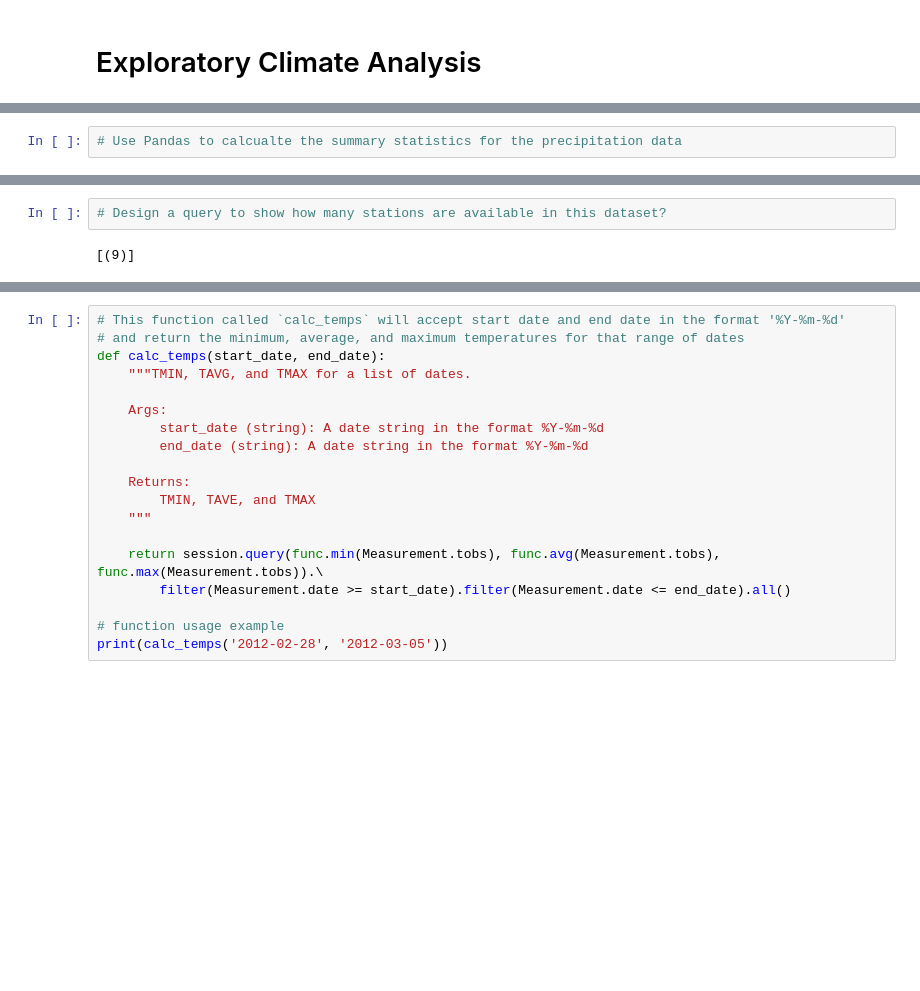
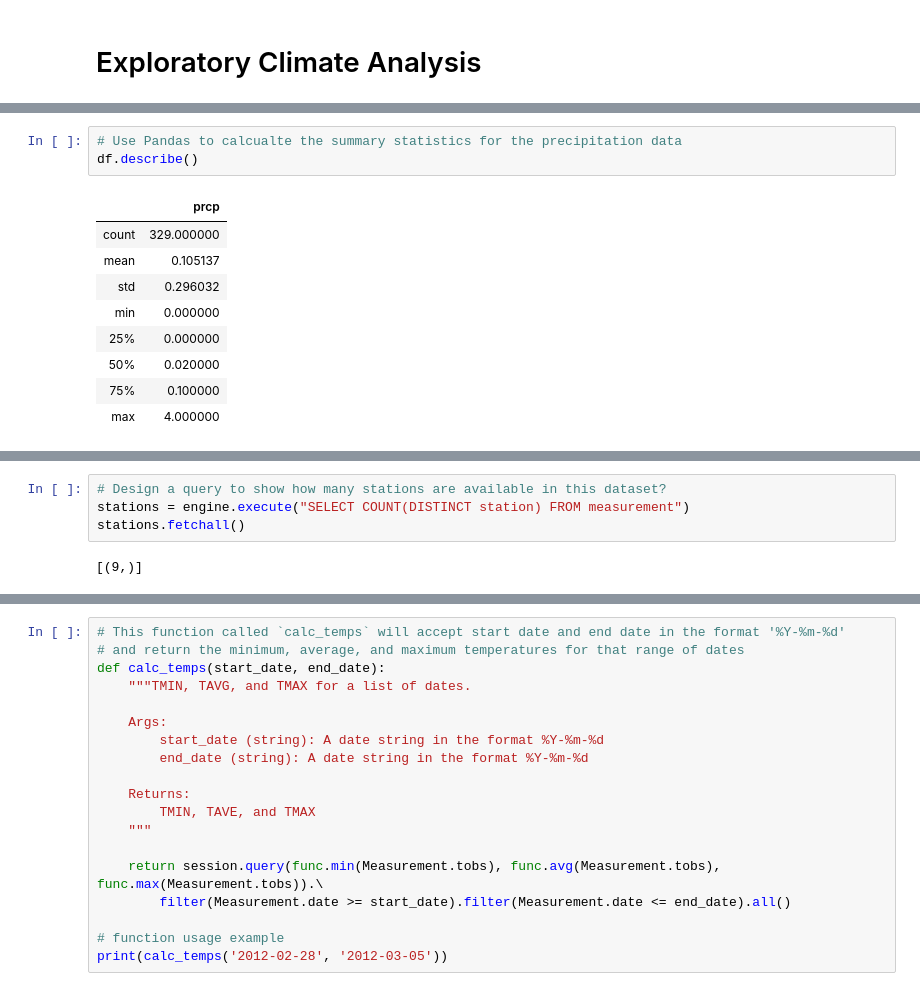
Before and after one commit to meppps/sqlalchemy-challenge, a Jupyter notebook: climate_starter.ipynb, the cells around one changed output, grey strips where cells are left out. Drawn from its saved outputs; the diff is of its cells as text; blank space fills up the shorter version.

```diff
--- a/climate_starter.ipynb
+++ b/climate_starter.ipynb
@@ -102,12 +108,25 @@ df
 ![precipitation](Images/precipitation.png)
 # %%
 # Use Pandas to calcualte the summary statistics for the precipitation data
+df.describe()
+# %% [output]
+|  | prcp |
+| count | 329.000000 |
+| mean | 0.105137 |
+| std | 0.296032 |
+| min | 0.000000 |
+| 25% | 0.000000 |
+| 50% | 0.020000 |
+| 75% | 0.100000 |
+| max | 4.000000 |
 # %% [markdown]
 ![describe](Images/describe.png)
 # %%
 # Design a query to show how many stations are available in this dataset?
+stations = engine.execute("SELECT COUNT(DISTINCT station) FROM measurement")
+stations.fetchall()
 # %% [output]
-[(9)]
+[(9,)]
 # %%
 # What are the most active stations? (i.e. what stations have the most rows)?
 # List the stations and the counts in descending order.
```
Also changed, not shown: parts of 5 cells of this notebook.
